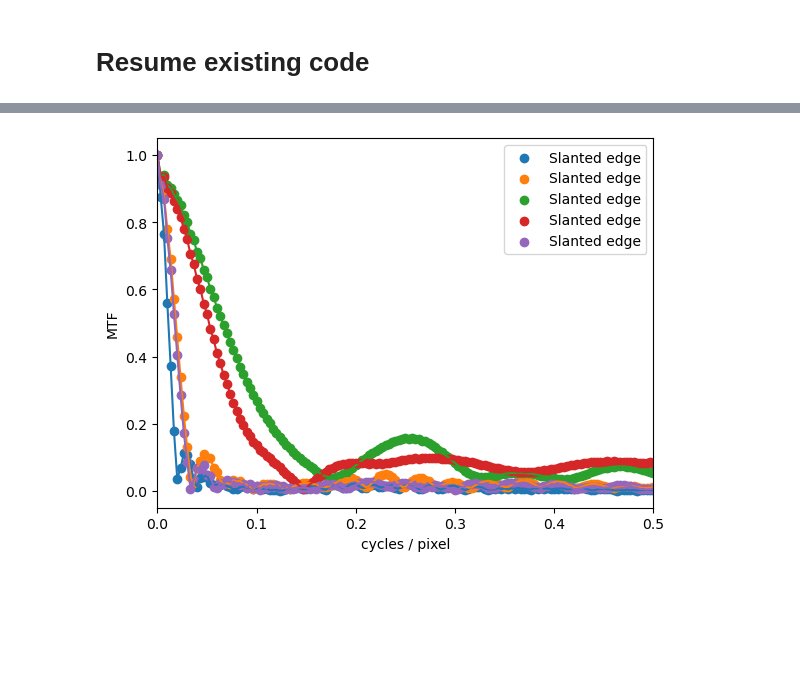
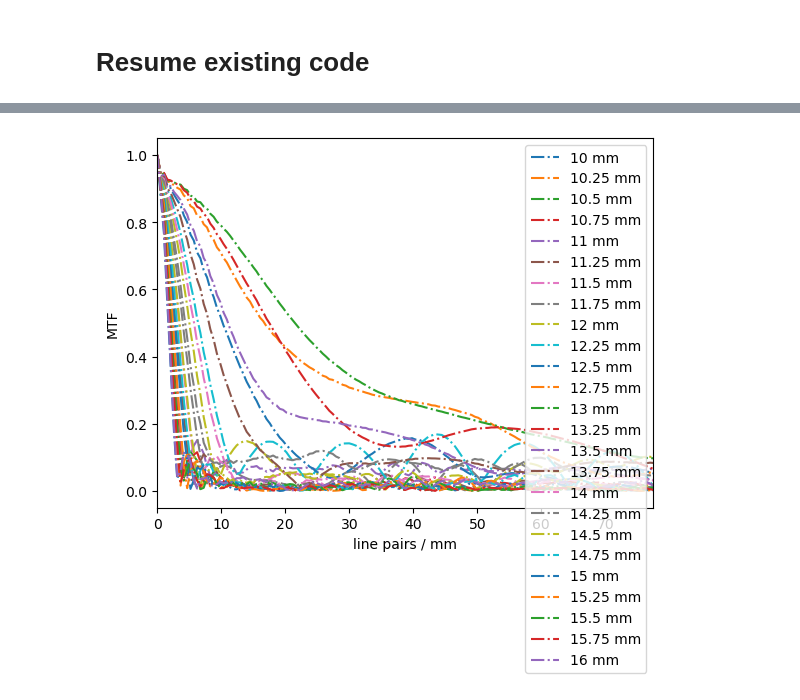
Before and after one commit to kwokkenton/optea, a Jupyter notebook: Srayan_mtf-extraction/fakahil_mtf_condensed.ipynb, the cells around one changed output, grey strips where cells are left out. Drawn from its saved outputs; the diff is of its cells as text; code cells hidden in the pictures; blank space fills up the shorter version.

```diff
--- a/Srayan_mtf-extraction/fakahil_mtf_condensed.ipynb
+++ b/Srayan_mtf-extraction/fakahil_mtf_condensed.ipynb
@@ -46,6 +46,15 @@ plt.imshow(edge,origin='lower',cmap='gray')
-# %%
-for i in np.arange(0, len(divided), 5):
-    allComputeMTF(divided[i])
-    # plt.show()
-# %% [output]
-[figure, removed]
+# %%
+depths = [10, 10.25, 10.5, 10.75, 11, 11.25, 11.5, 11.75, 12, 12.25, 12.5, 12.75, 13, 13.25, 13.5, 13.75, 14, 14.25, 14.5, 14.75, 15, 15.25, 15.5, 15.75, 16]
+
+positions = []
+frequencies = []
+mtfs = []
+
+for i in np.arange(0, len(divided), 1):
+    freqs, mtf = allComputeMTF(divided[i], depths[i], plot=True)
+    positions.append(depths[i])
+    frequencies.append(freqs)
+    mtfs.append(mtf)
+    # plt.show()
+# %% [output]
+[figure, added]
```
Also changed, not shown: parts of 3 cells of this notebook, 1 other file.
